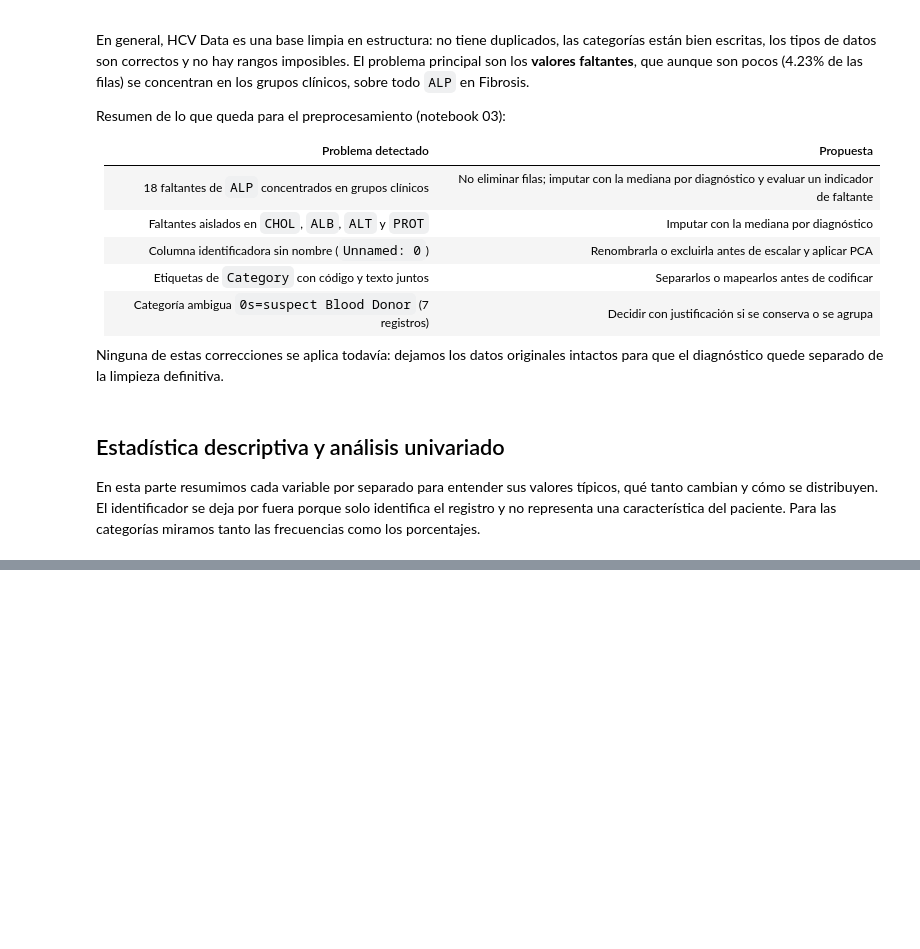
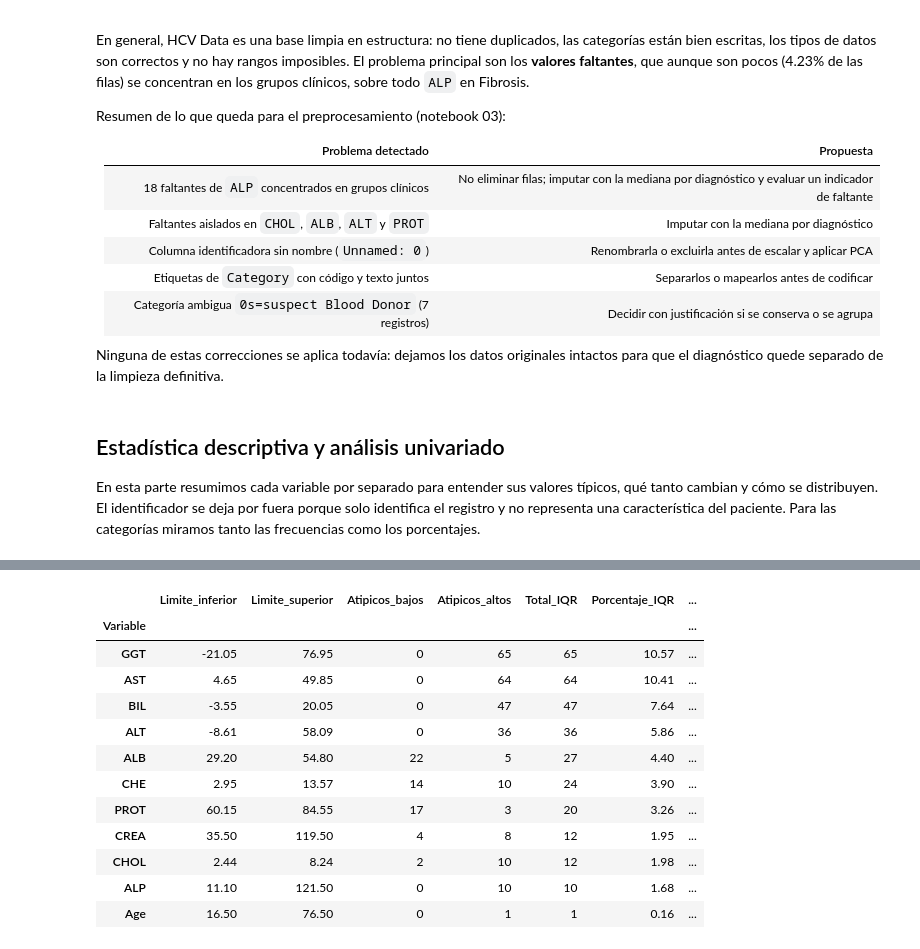
Before and after one commit to ExBlake/Analisis-de-datos-evento-2, a Jupyter notebook: notebooks/02_eda_hcv.ipynb, the cells around one changed output, grey strips where cells are left out. Saved outputs shown, nothing was run; the diff lists cells and outputs as text; code cells hidden in the pictures; blank space fills up the shorter version.

```diff
--- a/notebooks/02_eda_hcv.ipynb
+++ b/notebooks/02_eda_hcv.ipynb
@@ -530,0 +726,54 @@ for columna in columnas_categoricas:
+# %%
+def limites_iqr(serie, factor=1.5):
+    q1 = serie.quantile(0.25)
+    q3 = serie.quantile(0.75)
+    iqr = q3 - q1
+    return q1 - factor * iqr, q3 + factor * iqr
+
+
+def atipicos_iqr(serie, factor=1.5):
+    limite_inferior, limite_superior = limites_iqr(serie, factor)
+    return (serie < limite_inferior) | (serie > limite_superior)
+
+
+def atipicos_zscore(serie, umbral=3):
+    z = (serie - serie.mean()) / serie.std()
+    return z.abs() > umbral
+
+
+filas_resumen = []
+for variable in variables_numericas:
+    serie = df_distribuciones[variable]
+    limite_inferior, limite_superior = limites_iqr(serie)
+    total_iqr = atipicos_iqr(serie).sum()
+    filas_resumen.append({
+        "Variable": variable,
+        "Limite_inferior": limite_inferior,
+        "Limite_superior": limite_superior,
+        "Atipicos_bajos": (serie < limite_inferior).sum(),
+        "Atipicos_altos": (serie > limite_superior).sum(),
+        "Total_IQR": total_iqr,
+        "Porcentaje_IQR": total_iqr / serie.notna().sum() * 100,
+        "Total_zscore": atipicos_zscore(serie).sum(),
+    })
+
+resumen_atipicos = (
+    pd.DataFrame(filas_resumen)
+    .set_index("Variable")
+    .sort_values("Total_IQR", ascending=False)
+)
+display(resumen_atipicos.round(2))
+# %% [output]
+|  | Limite_inferior | Limite_superior | Atipicos_bajos | Atipicos_altos | Total_IQR | Porcentaje_IQR | ... |
+| Variable |  |  |  |  |  |  | ... |
+| GGT | -21.05 | 76.95 | 0 | 65 | 65 | 10.57 | ... |
+| AST | 4.65 | 49.85 | 0 | 64 | 64 | 10.41 | ... |
+| BIL | -3.55 | 20.05 | 0 | 47 | 47 | 7.64 | ... |
+| ALT | -8.61 | 58.09 | 0 | 36 | 36 | 5.86 | ... |
+| ALB | 29.20 | 54.80 | 22 | 5 | 27 | 4.40 | ... |
+| CHE | 2.95 | 13.57 | 14 | 10 | 24 | 3.90 | ... |
+| PROT | 60.15 | 84.55 | 17 | 3 | 20 | 3.26 | ... |
+| CREA | 35.50 | 119.50 | 4 | 8 | 12 | 1.95 | ... |
+| CHOL | 2.44 | 8.24 | 2 | 10 | 12 | 1.98 | ... |
+| ALP | 11.10 | 121.50 | 0 | 10 | 10 | 1.68 | ... |
+| Age | 16.50 | 76.50 | 0 | 1 | 1 | 0.16 | ... |
```
Also changed, not shown: parts of 23 cells of this notebook, 1 other file.
